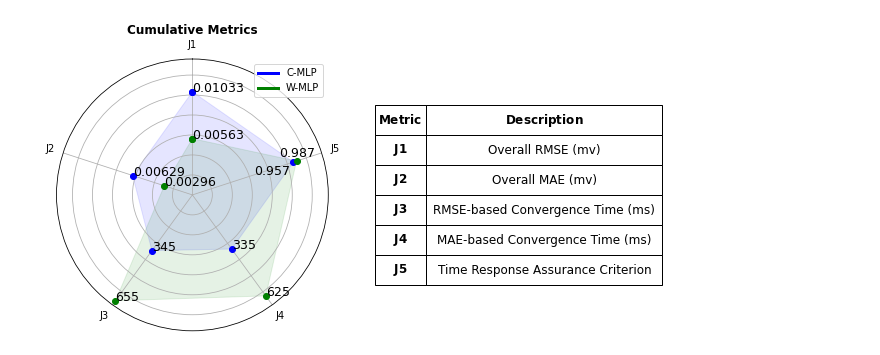
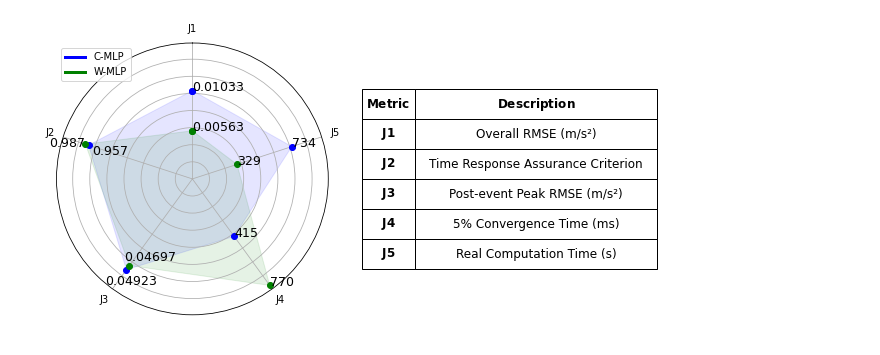
Before and after one commit to singhish/RTML, a Jupyter notebook: plotting/Plotting.ipynb, the cells around one changed output. Cells and saved outputs as stored; diff of their text form; code cells hidden in the pictures.

```diff
--- a/plotting/Plotting.ipynb
+++ b/plotting/Plotting.ipynb
@@ -224,28 +384,33 @@ cmlp_rmse_conv_time, cmlp_mae_conv_time, wmlp_rmse_conv_time, wmlp_mae_conv_time
 # %%
+cmlp_rct = 733.866
+wmlp_rct = 329.338
+
 labels = np.array([
-    'J1',  # overall RMSE
-    'J2',  # overall MAE
-    'J3',  # RMSE convergence time (ms)
-    'J4',  # MAE convergence time (ms)
-    'J5',  # TRAC
+    'J1',  # overall RMSE (m/s²)
+    'J2',  # TRAC
+    'J3',  # RMSE peak post-event
+    'J4',  # 5% convergence time (ms)
+    'J5',  # real computation time (s)
 ])
 
 angles = np.linspace(0, 2*np.pi, len(labels), endpoint=False)
 
+cmlp_rmse_peak = query_time(lo, hi).query('Time > 0')['C-MLP RMSE 100ms window'].max()
 cmlp_values = np.array([
     cmlp_metrics.overall_rmse(),
-    cmlp_metrics.overall_mae(),
-    cmlp_rmse_conv_time / 50,
-    cmlp_mae_conv_time / 50,
-    cmlp_metrics.trac() / 90
+    cmlp_metrics.trac() / 75,
+    cmlp_rmse_peak / 3.75,
+    cmlp_conv_05 / 50,
+    cmlp_rct / 6e4
 ])
 
+wmlp_rmse_peak = query_time(lo, hi).query('Time > 0')['W-MLP RMSE 100ms window'].max()
 wmlp_values = np.array([
     wmlp_metrics.overall_rmse(),
-    wmlp_metrics.overall_mae(),
-    wmlp_rmse_conv_time / 50,
-    wmlp_mae_conv_time / 50,
-    wmlp_metrics.trac() / 90
+    wmlp_metrics.trac() / 75,
+    wmlp_rmse_peak / 3.75,
+    wmlp_conv_05 / 50,
+    wmlp_rct / 6e4
 ])
 
 fig = plt.figure(figsize=(12, 5))
@@ -255,56 +420,62 @@ angles = np.append(angles, angles[0])
 cmlp_values = np.append(cmlp_values, cmlp_values[0])
 wmlp_values = np.append(wmlp_values, wmlp_values[0])
 
-ax.plot(angles, cmlp_values, 'o', color='blue')
+ax.plot(angles, cmlp_values, color='blue', marker='o', lw=0)
 ax.fill(angles, cmlp_values, alpha=0.1, color='blue')
-ax.plot(angles, wmlp_values, 'o', color='green')
+ax.plot(angles, wmlp_values, color='green', marker='o', lw=0)
 ax.fill(angles, wmlp_values, alpha=0.1, color='green')
 
-ax.set_title('Cumulative Metrics', fontweight='bold')
 ax.set_thetagrids((angles[:-1] * 180) / np.pi, labels)
 ax.set_theta_offset(np.pi / 2)
 ax.set_yticklabels([])
 ax.legend(
-    [Line2D([0], [0], color='blue', linewidth=3), Line2D([0], [0], color='green', linewidth=3)],
-    ['C-MLP', 'W-MLP'],
-    loc='upper right')
+    [Line2D([0], [0], color='blue', linewidth=3),
+     Line2D([0], [0], color='green', linewidth=3)],
+    ['C-MLP',
+     'W-MLP'],
+    loc='upper left')
 
 size = 12.5
 
 ax.annotate(round(cmlp_metrics.overall_rmse(), 5), (angles[0], cmlp_values[0]), fontsize=size)
 ax.annotate(round(wmlp_metrics.overall_rmse(), 5), (angles[0], wmlp_values[0]), fontsize=size)
 
-ax.annotate(round(cmlp_metrics.overall_mae(), 5), (angles[1], cmlp_values[1]), fontsize=size)
-ax.annotate(round(wmlp_metrics.overall_mae(), 5), (angles[1], wmlp_values[1]), fontsize=size)
+ax.annotate(round(cmlp_metrics.trac(), 3), (angles[1], cmlp_values[1]), fontsize=size,
+                                                                        xytext=(2.13*np.pi/5, 0.012))
+ax.annotate(round(wmlp_metrics.trac(), 3), (angles[1], wmlp_values[1]), fontsize=size,
+                                                                        xytext=(2.15*np.pi/5, 0.0172))
 
-ax.annotate(round(cmlp_rmse_conv_time * 1e3), (angles[2], cmlp_values[2]), fontsize=size)
-ax.annotate(round(wmlp_rmse_conv_time * 1e3), (angles[2], wmlp_values[2]), fontsize=size)
+ax.annotate(round(cmlp_rmse_peak, 5), (angles[2], cmlp_values[2]), fontsize=size,
+                                                                   xytext=(3.9*np.pi/5, 0.016))
+ax.annotate(round(wmlp_rmse_peak, 5), (angles[2], wmlp_values[2]), fontsize=size,
+                                                                   xytext=(3.9*np.pi/5, 0.0125))
 
-ax.annotate(round(cmlp_mae_conv_time * 1e3), (angles[3], cmlp_values[3]), fontsize=size)
-ax.annotate(round(wmlp_mae_conv_time * 1e3), (angles[3], wmlp_values[3]), fontsize=size)
+ax.annotate(round(cmlp_conv_05 * 1e3), (angles[3], cmlp_values[3]), fontsize=size)
+ax.annotate(round(wmlp_conv_05 * 1e3), (angles[3], wmlp_values[3]), fontsize=size)
 
-ax.annotate(round(cmlp_metrics.trac(), 3), (angles[4], cmlp_values[4]), fontsize=size, xytext=(1.6*np.pi, 0.0065))
-ax.annotate(round(wmlp_metrics.trac(), 3), (angles[4], wmlp_values[4]), fontsize=size, xytext=(1.63*np.pi, 0.0095))
+ax.annotate(round(cmlp_rct), (angles[4], cmlp_values[4]), fontsize=size)
+ax.annotate(round(wmlp_rct), (angles[4], wmlp_values[4]), fontsize=size)
 
 ax2 = fig.add_subplot(122)
 ax2.xaxis.set_visible(False)
 ax2.yaxis.set_visible(False)
 ax2.axis('off')
 table = ax2.table(colLabels=['$\\bf{Metric}$', '$\\bf{Description}$'],
                   colWidths=[0.06, 0.275],
                   cellText=[
-                      ['$\\bf{J1}$', 'Overall RMSE (mv)'],
-                      ['$\\bf{J2}$', 'Overall MAE (mv)'],
-                      ['$\\bf{J3}$', 'RMSE-based Convergence Time (ms)'],
-                      ['$\\bf{J4}$', 'MAE-based Convergence Time (ms)'],
-                      ['$\\bf{J5}$', 'Time Response Assurance Criterion']
+                      ['$\\bf{J1}$', 'Overall RMSE (m/s²)'],
+                      ['$\\bf{J2}$', 'Time Response Assurance Criterion'],
+                      ['$\\bf{J3}$', 'Post-event Peak RMSE (m/s²)'],
+                      ['$\\bf{J4}$', '5% Convergence Time (ms)'],
+                      ['$\\bf{J5}$', 'Real Computation Time (s)']
                   ],
                   loc='center',
                   cellLoc='center')
 table.scale(2.5, 2.5)
 table.auto_set_font_size(False)
 table.set_fontsize(12)
 
-plt.subplots_adjust(wspace=-0.05)
+plt.subplots_adjust(wspace=-0.1)
+plt.show()
 # %% [output]
-[figure, old version]
+[figure, new version]
```
Also changed, not shown: parts of 11 cells of this notebook, 11 other files.
